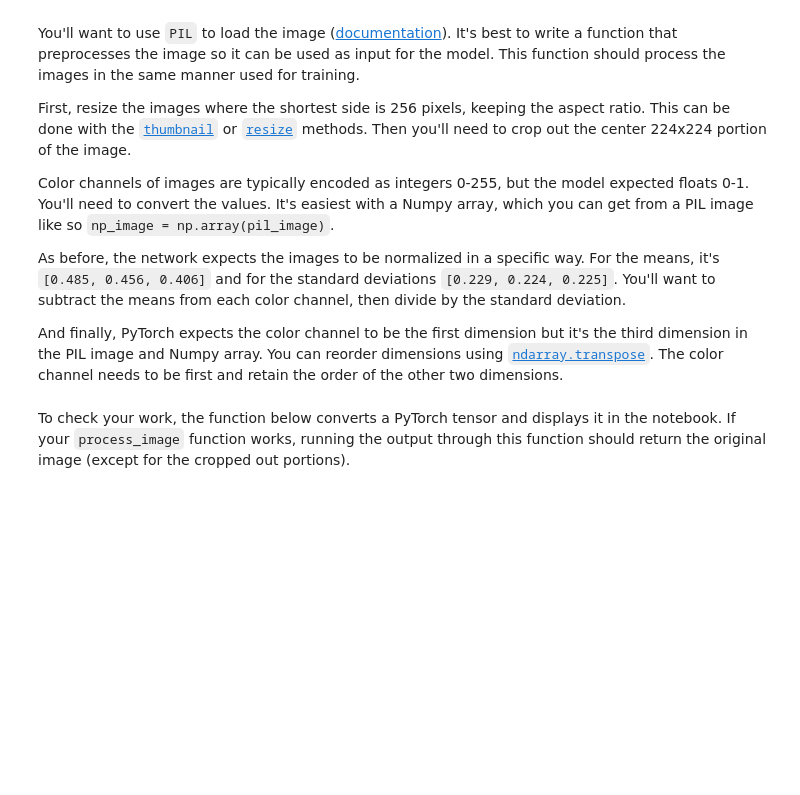
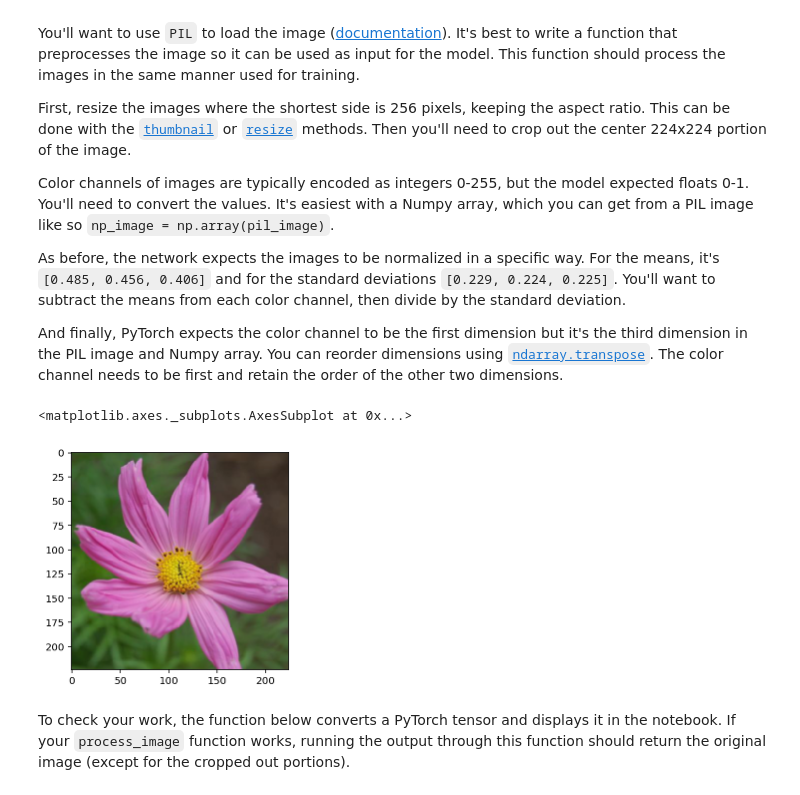
Before and after one commit to smithmi8/Image-Classifier, a Jupyter notebook: Image Classifier Project.ipynb, the cells around one changed output. Cells and saved outputs as stored; diff of their text form; code cells hidden in the pictures; blank space fills up the shorter version.

```diff
--- a/Image Classifier Project.ipynb
+++ b/Image Classifier Project.ipynb
@@ -369,10 +481,11 @@ Color channels of images are typically encoded as integers 0-255, but the model
 As before, the network expects the images to be normalized in a specific way. For the means, it's `[0.485, 0.456, 0.406]` and for the standard deviations `[0.229, 0.224, 0.225]`. You'll want to subtract the means from each color channel, then divide by the standard deviation.
 
 And finally, PyTorch expects the color channel to be the first dimension but it's the third dimension in the PIL image and Numpy array. You can reorder dimensions using [`ndarray.transpose`](https://docs.scipy.org/doc/numpy-1.13.0/reference/generated/numpy.ndarray.transpose.html). The color channel needs to be first and retain the order of the other two dimensions.
-# %%
-def process_image(image):
-    ''' Scales, crops, and normalizes a PIL image for a PyTorch model,
-        returns an Numpy array
-    '''
-
-    # TODO: Process a PIL image for use in a PyTorch model
+# %%
+# For testing and later use, set the image path = to test image
+image_path = test_dir + '/34/image_06961.jpg'
+img=process_image(image_path)
+imshow(img)
+# %% [output]
+<matplotlib.axes._subplots.AxesSubplot at 0x...>
+[figure, added]
```
Also changed, not shown: parts of 25 cells of this notebook.
